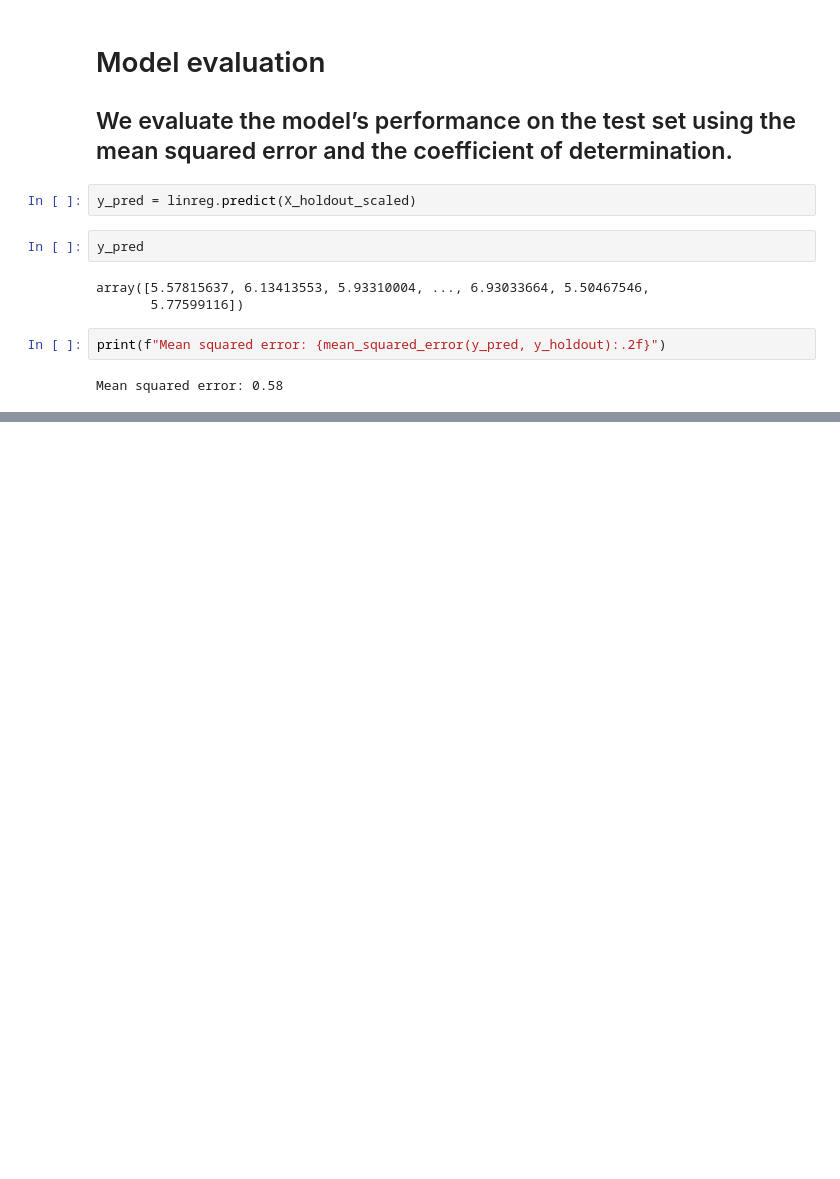
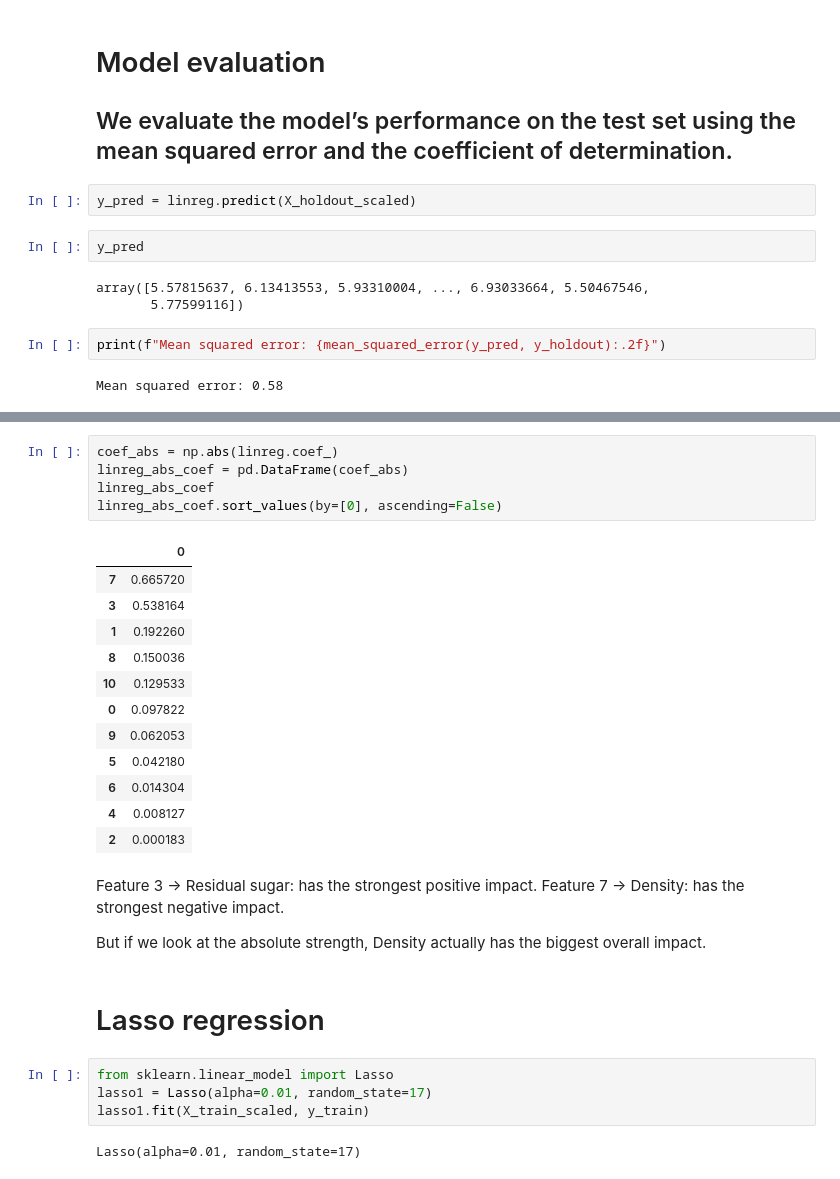
Before and after one commit to Mnr04/Ml_course, a Jupyter notebook: Assignment_04.ipynb, the cells around one changed output, grey strips where cells are left out. Drawn from its saved outputs; the diff is of its cells as text; blank space fills up the shorter version.

```diff
--- a/Assignment_04.ipynb
+++ b/Assignment_04.ipynb
@@ -81,0 +104,31 @@ Mean squared error: 0.58
+# %%
+coef_abs = np.abs(linreg.coef_)
+linreg_abs_coef = pd.DataFrame(coef_abs)
+linreg_abs_coef
+linreg_abs_coef.sort_values(by=[0], ascending=False)
+# %% [output]
+|  | 0 |
+| 7 | 0.665720 |
+| 3 | 0.538164 |
+| 1 | 0.192260 |
+| 8 | 0.150036 |
+| 10 | 0.129533 |
+| 0 | 0.097822 |
+| 9 | 0.062053 |
+| 5 | 0.042180 |
+| 6 | 0.014304 |
+| 4 | 0.008127 |
+| 2 | 0.000183 |
+# %% [markdown]
+Feature 3 → Residual sugar: has the strongest positive impact.
+Feature 7 → Density: has the strongest negative impact.
+
+But if we look at the absolute strength, Density actually has the biggest overall impact.
+# %% [markdown]
+# Lasso regression
+# %%
+from sklearn.linear_model import Lasso
+lasso1 = Lasso(alpha=0.01, random_state=17)
+lasso1.fit(X_train_scaled, y_train)
+# %% [output]
+Lasso(alpha=0.01, random_state=17)
```
Also changed, not shown: parts of 27 cells of this notebook.
